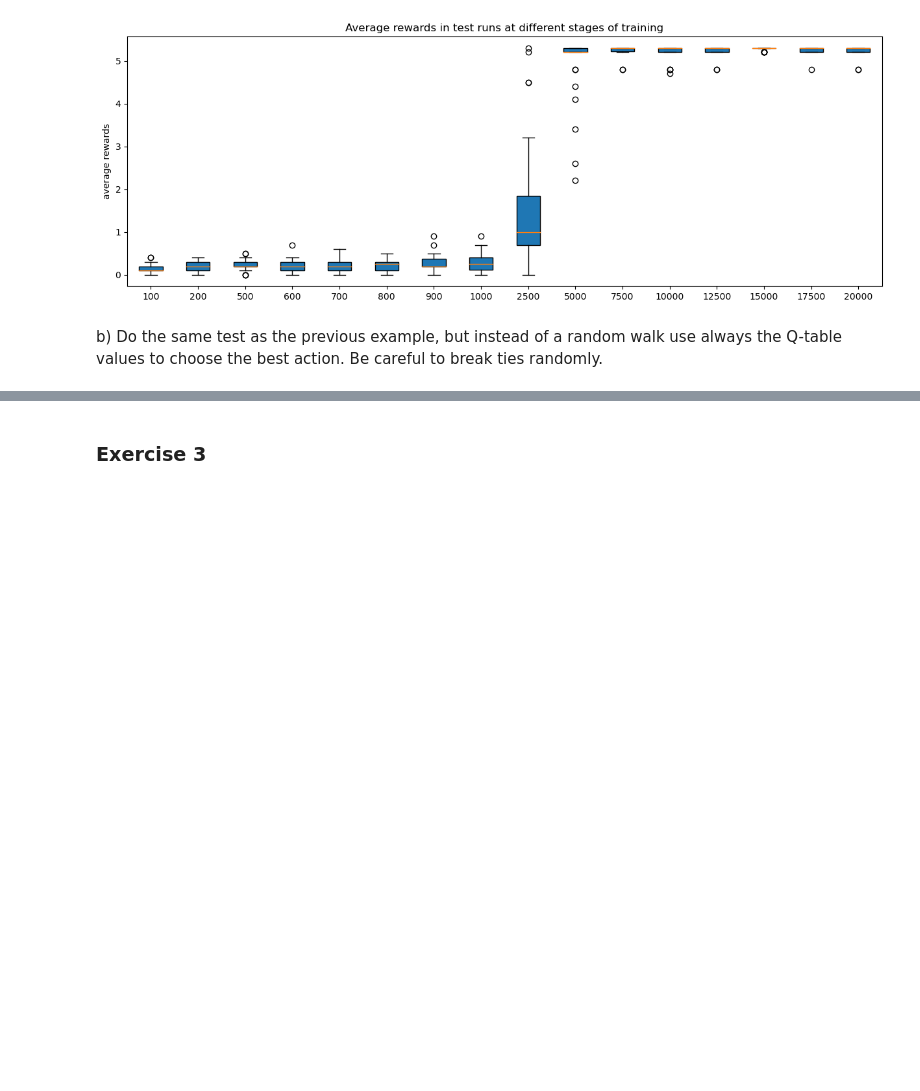
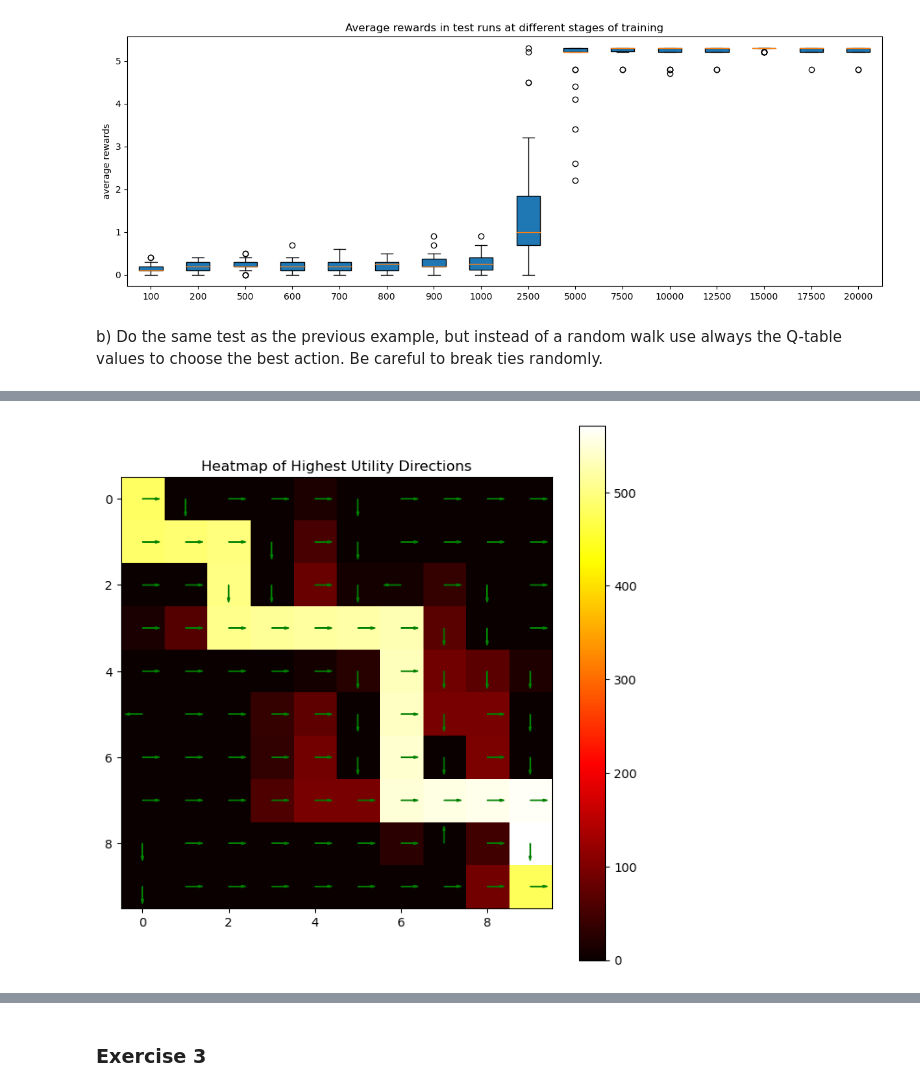
Before and after one commit to jelenameyer/IntroToMachineLearning, a Jupyter notebook: assignments/assignment3/a03.ipynb, the cells around one changed output, grey strips where cells are left out. Drawn from its saved outputs; the diff is of its cells as text; code cells hidden in the pictures; blank space fills up the shorter version.

```diff
--- a/assignments/assignment3/a03.ipynb
+++ b/assignments/assignment3/a03.ipynb
@@ -504,3 +507,7 @@ average rewards per step: 5.555555555555554, sd: 2.6645352591003757e-15
+# %%
+showHeatmap(copyMatrixQExploitation)
+# %% [output]
+[figure, added]
 # %%
 showHeatmap(averageMatrixQExploitation)
 # %% [output]
```
Also changed, not shown: parts of 13 cells of this notebook, 1 other file.
